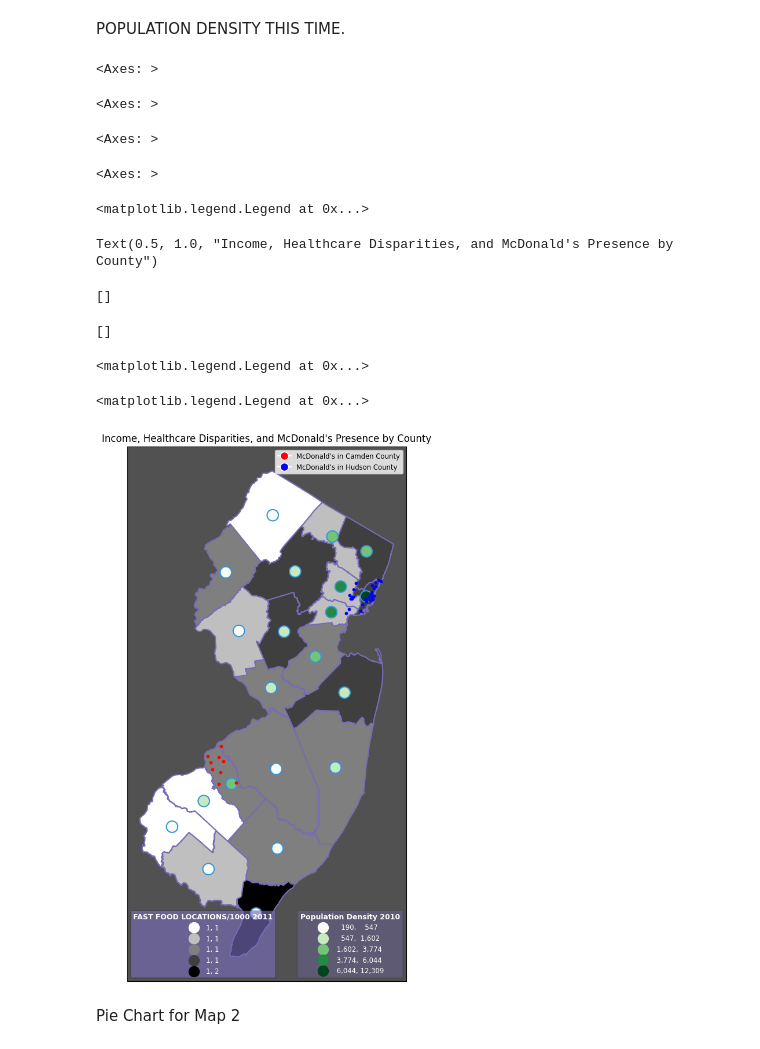
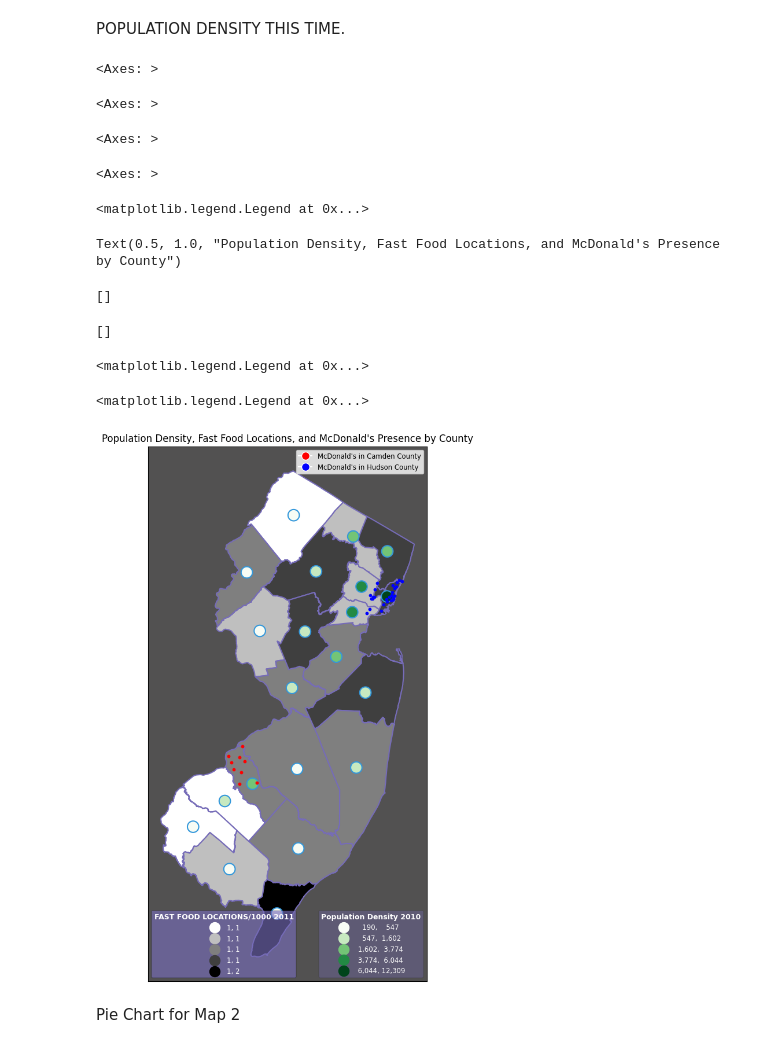
Before and after one commit to eadamsRU/GIS_RU, a Jupyter notebook: PS3_11072024.ipynb, the cells around one changed output. Cells and saved outputs as stored; diff of their text form; code cells hidden in the pictures.

```diff
--- a/PS3_11072024.ipynb
+++ b/PS3_11072024.ipynb
@@ -1557,36 +1557,36 @@ for text in l2.get_texts():
     text.set_color('#ffffff')
 
 # Overlay the red and blue points
 gdf_red.plot(ax=ax, marker='o', color='red', markersize=10, label="Red Points")
 gdf_blue.plot(ax=ax, marker='o', color='blue', markersize=10, label="Blue Points")
 
 # Add a custom legend for red and blue points
 red_point = Line2D([0], [0], marker='o', color='w', markerfacecolor='red', markersize=10, label="McDonald's in Camden County")
 blue_point = Line2D([0], [0], marker='o', color='w', markerfacecolor='blue', markersize=10, label="McDonald's in Hudson County")
 plt.legend(handles=[red_point, blue_point], loc='upper right', fontsize='small')
 
 # Set the title and remove x/y ticks
-ax.set_title("Income, Healthcare Disparities, and McDonald's Presence by County")
+ax.set_title("Population Density, Fast Food Locations, and McDonald's Presence by County")
 ax.set_xticks([])
 ax.set_yticks([])
 
 # Add legends to the axis
 ax.add_artist(l1)
 ax.add_artist(l2)
 
 plt.show()
 # %% [output]
 <Axes: >
 <Axes: >
 <Axes: >
 <Axes: >
 <matplotlib.legend.Legend at 0x...>
-Text(0.5, 1.0, "Income, Healthcare Disparities, and McDonald's Presence by County")
+Text(0.5, 1.0, "Population Density, Fast Food Locations, and McDonald's Presence by County")
 []
 []
 <matplotlib.legend.Legend at 0x...>
 <matplotlib.legend.Legend at 0x...>
-[figure, old version]
+[figure, new version]
 # %% [markdown]
 Pie Chart for Map 2
 # %%
```
Also changed, not shown: parts of 2 cells of this notebook.
